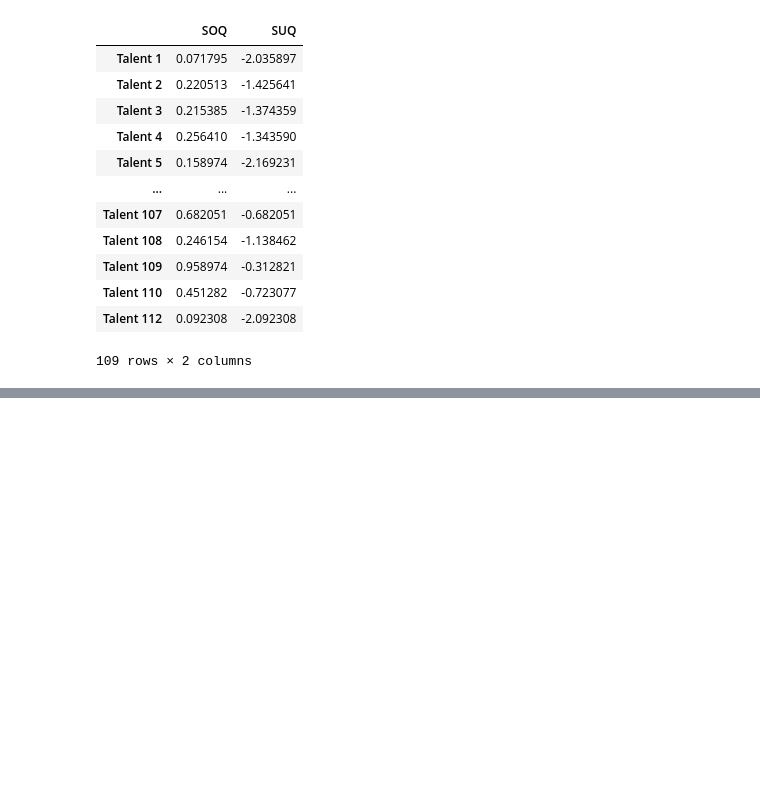
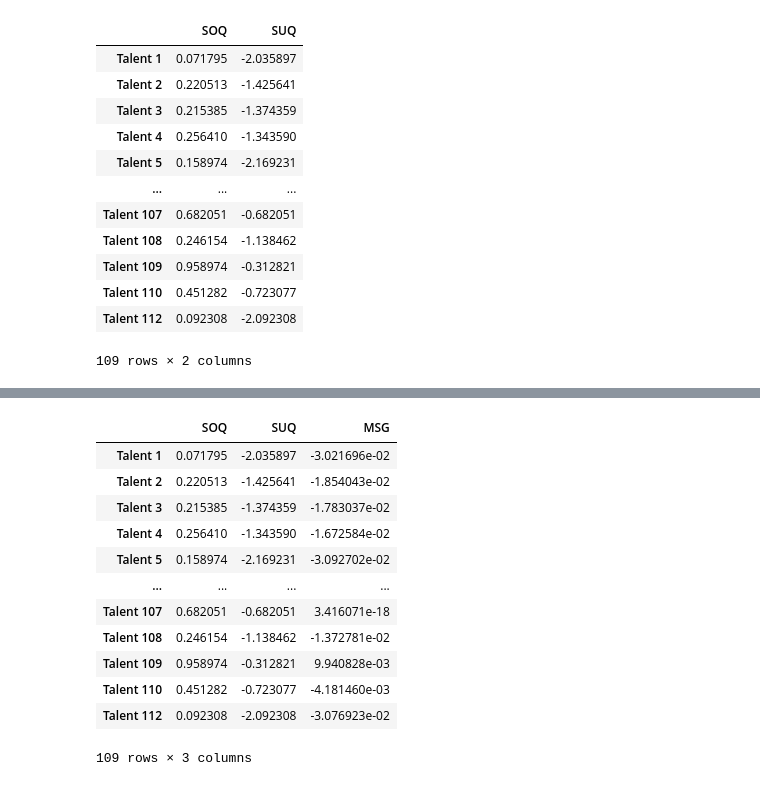
Before and after one commit to TK-Bunga-Matahari/shinchan, a Jupyter notebook: playgorund/competence_assesment/competence_assesment.ipynb, the cells around one changed output, grey strips where cells are left out. Drawn from its saved outputs; the diff is of its cells as text; code cells hidden in the pictures; blank space fills up the shorter version.

Commit message:
add: calculate msg, so qs is completed.

```diff
--- a/playgorund/competence_assesment/competence_assesment.ipynb
+++ b/playgorund/competence_assesment/competence_assesment.ipynb
@@ -326,0 +333,29 @@ qs_df
+# %%
+# in this section, QS dictionary will increase by 1 metrics which is MSG
+# QualificationSpace[talent] = {SOQ, SUQ, MSG}
+
+# calculate the sum of competency first
+n = len(gap_df.index)
+
+# calculate the msg
+for j, v in qs.items():
+  soq, suq = v[0], v[1]
+  msg = (soq + suq) / n
+  qs[j] += [msg]
+
+qs_df = pd.DataFrame.from_dict(qs, orient='index', columns=['SOQ', 'SUQ', 'MSG'])
+qs_df
+# %% [output]
+|  | SOQ | SUQ | MSG |
+| Talent 1 | 0.071795 | -2.035897 | -3.021696e-02 |
+| Talent 2 | 0.220513 | -1.425641 | -1.854043e-02 |
+| Talent 3 | 0.215385 | -1.374359 | -1.783037e-02 |
+| Talent 4 | 0.256410 | -1.343590 | -1.672584e-02 |
+| Talent 5 | 0.158974 | -2.169231 | -3.092702e-02 |
+| ... | ... | ... | ... |
+| Talent 107 | 0.682051 | -0.682051 | 3.416071e-18 |
+| Talent 108 | 0.246154 | -1.138462 | -1.372781e-02 |
+| Talent 109 | 0.958974 | -0.312821 | 9.940828e-03 |
+| Talent 110 | 0.451282 | -0.723077 | -4.181460e-03 |
+| Talent 112 | 0.092308 | -2.092308 | -3.076923e-02 |
+109 rows × 3 columns
```
Also changed, not shown: parts of 1 cell of this notebook.
